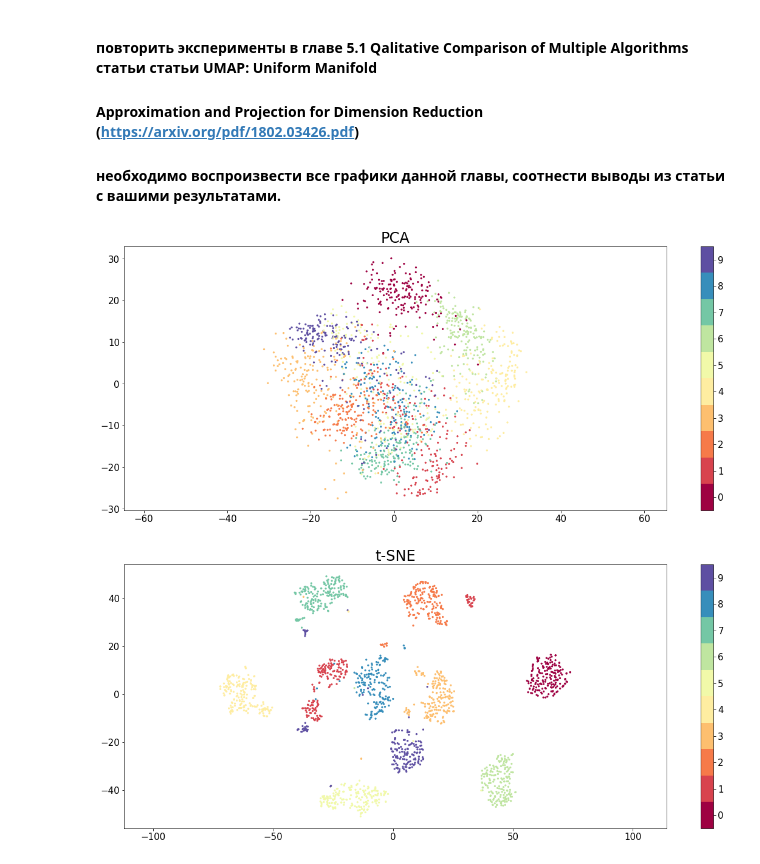
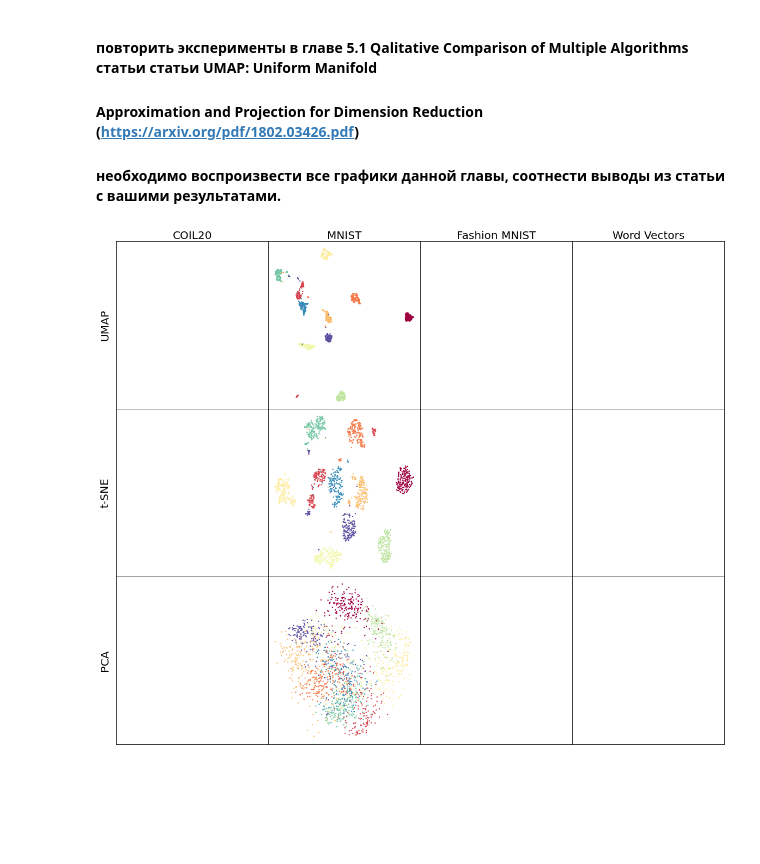
Before and after one commit to 4eckah78/machine-learning, a Jupyter notebook: homework1.ipynb, the cells around one changed output. Saved outputs shown, nothing was run; the diff lists cells and outputs as text; code cells hidden in the pictures; blank space fills up the shorter version.

Commit message:
Make all mnist

```diff
--- a/homework1.ipynb
+++ b/homework1.ipynb
@@ -239,25 +239,30 @@ pca = PCA(n_components=2, random_state=2)
 # %%
 digits = load_digits()
 mnist = pd.DataFrame(digits.data)
-# fmnist = pd.read_csv('fmnist.csv')
+fmnist = []
 word_vectors = []
 coil20 = []
 # %%
-models = {"UMAP": umap, "PCA": pca, "t-SNE": tsne}
-# datasets = {'MNIST': mnist, "Fashion MNIST": fmnist}
+models = [("UMAP", umap), ("t-SNE", tsne), ("PCA", pca)]
+datasets = [("COIL20", coil20), ("MNIST", mnist), ("Fashion MNIST", fmnist), ("Word Vectors", word_vectors)]
 # %%
-embedding = pca.fit_transform(mnist)
-plt.scatter(embedding[:, 0], embedding[:, 1], c=digits.target, cmap='Spectral', s=5)
-plt.gca().set_aspect('equal', 'datalim')
-plt.colorbar(boundaries=np.arange(11)-0.5).set_ticks(np.arange(10))
-plt.title("PCA", fontsize=24);
+fig = plt.figure(figsize=(20, 17))
+gs = fig.add_gridspec(3, 4, hspace=0, wspace=0)
+ax = gs.subplots()
+for j in range(4):
+    ax[0, j].set_xlabel(datasets[j][0], fontsize=20)
+    ax[0, j].xaxis.set_label_position('top')
+
+for i in range(3):
+    ax[i, 0].set_ylabel(models[i][0], fontsize=20)
+
+for i in range(3):
+    for j in range(4):
+        if len(datasets[j][1]) != 0:
+            embedding = models[i][1].fit_transform(datasets[j][1])
+            ax[i, j].scatter(embedding[:, 0], embedding[:, 1], c=digits.target, cmap='Spectral', s=2)
+        ax[i, j].set_yticklabels([])
+        ax[i, j].set_xticklabels([])
+        ax[i, j].tick_params(left = False, bottom=False)
 # %% [output]
-[figure, old version]
+[figure, new version]
-# %%
-embedding = tsne.fit_transform(mnist)
-plt.scatter(embedding[:, 0], embedding[:, 1], c=digits.target, cmap='Spectral', s=5)
-plt.gca().set_aspect('equal', 'datalim')
-plt.colorbar(boundaries=np.arange(11)-0.5).set_ticks(np.arange(10))
-plt.title("t-SNE", fontsize=24);
-# %% [output]
-[figure, removed]
```
Also changed, not shown: parts of 2 cells of this notebook.
